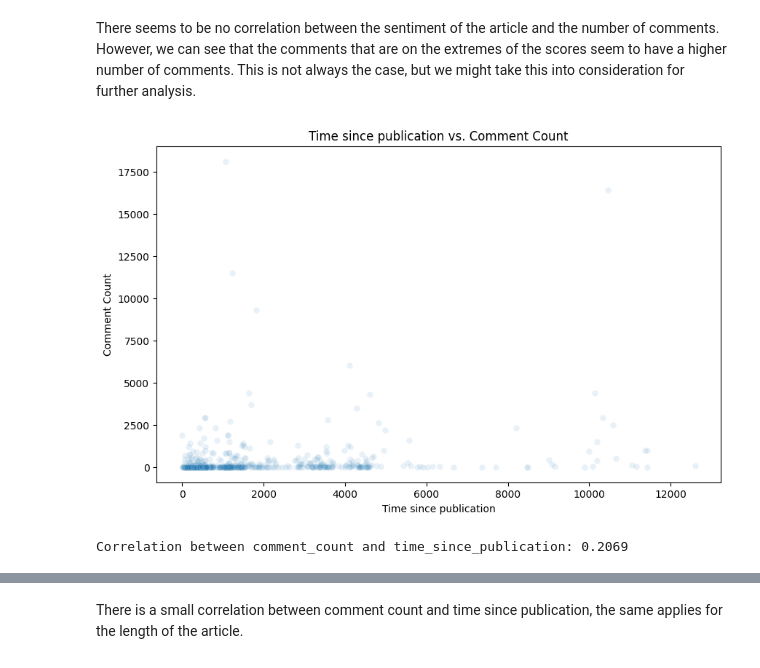
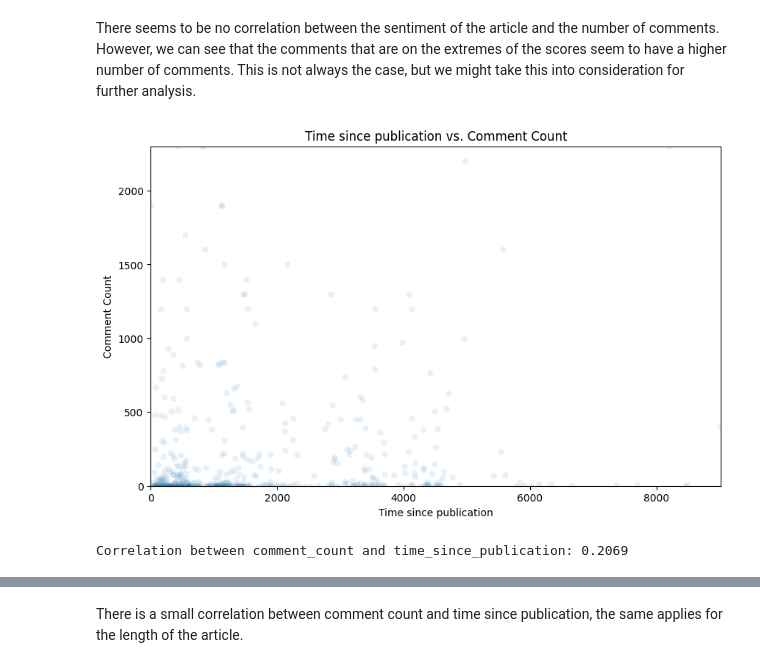
Before and after one commit to scarcamo/text_analysis_yahoo, a Jupyter notebook: yahoo_news_text.ipynb, the cells around one changed output, grey strips where cells are left out. Saved outputs shown, nothing was run; the diff lists cells and outputs as text; code cells hidden in the pictures.

```diff
--- a/yahoo_news_text.ipynb
+++ b/yahoo_news_text.ipynb
@@ -466,22 +480,23 @@ There seems to be no correlation between the sentiment of the article and the nu
 # %%
 import seaborn as sns
 import matplotlib.pyplot as plt
 
 
 plt.figure(figsize=(10, 6))
 sns.scatterplot(data=df, x='time_since_publication', y='comment_count', alpha=0.1)
 
 plt.title('Time since publication vs. Comment Count')
 plt.ylabel('Comment Count')
 plt.xlabel('Time since publication')
-
+plt.xlim(0, df['time_since_publication'].quantile(0.98))
+plt.ylim(0, df['comment_count'].quantile(0.98))
 plt.show()
 
 
 correlation = df[['comment_count', 'time_since_publication']].corr()
 print(f"Correlation between comment_count and time_since_publication: {correlation.iloc[0,1]:.4f}")
 # %% [output]
-[figure, old version]
+[figure, new version]
 Correlation between comment_count and time_since_publication: 0.2069
 # %%
 df.select_dtypes(include='number').corr()
```
Also changed, not shown: parts of 28 cells of this notebook.
